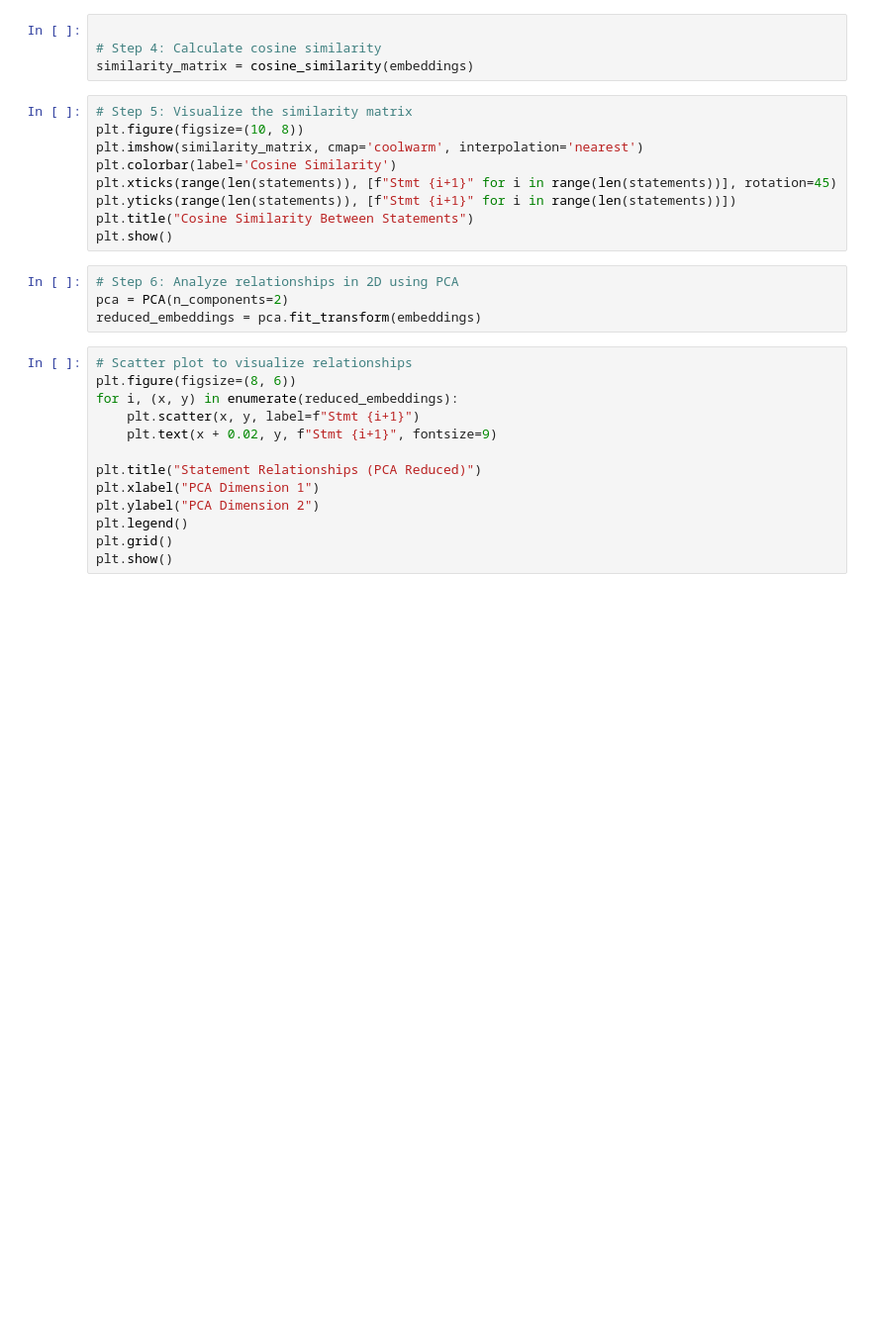
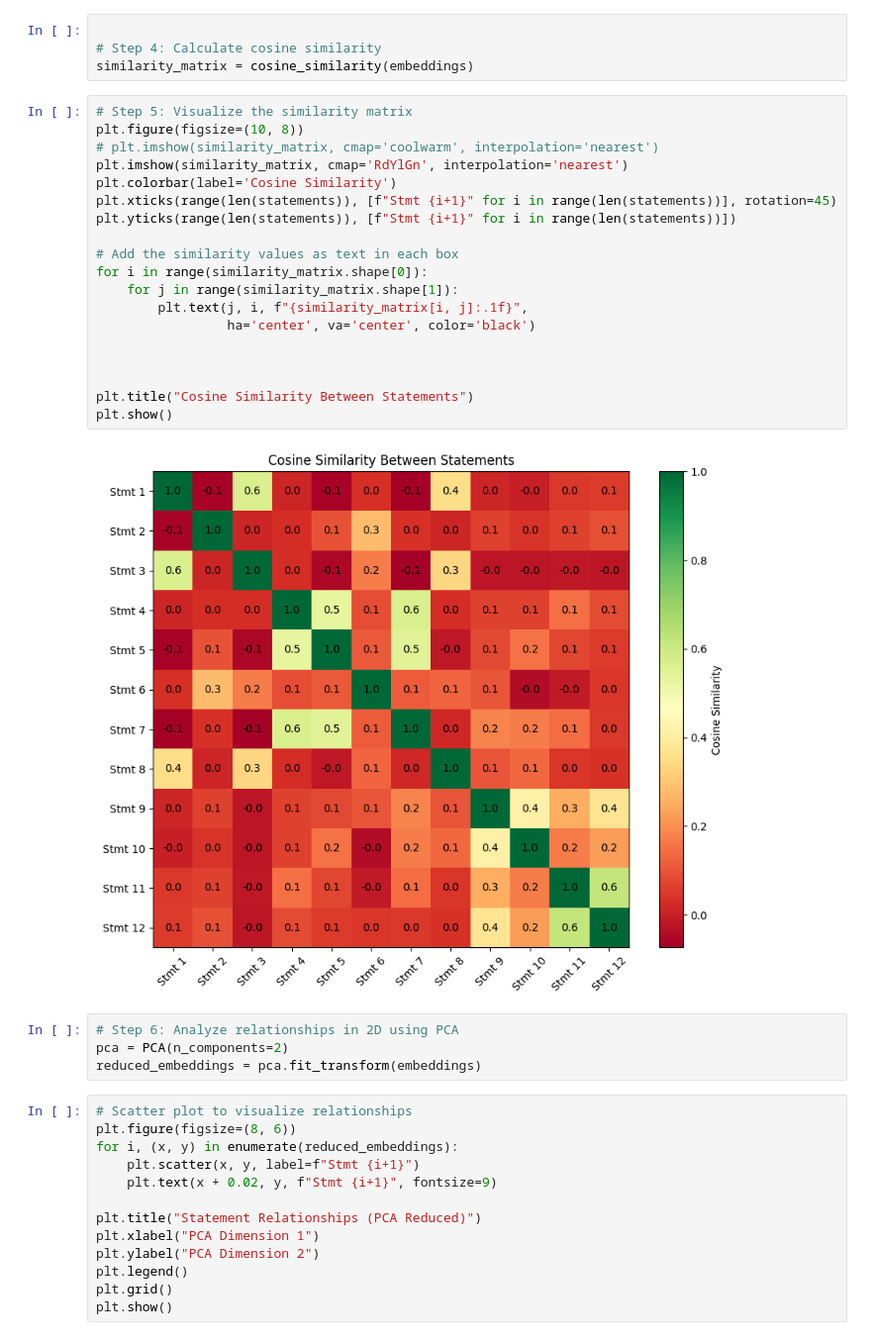
Before and after one commit to tanviredu/Mastering-LangChain, a Jupyter notebook: 3-Integration/3-Embeddings/Embeddings_Playground.ipynb, the cells around one changed output. Shown: that part at 99% size. Saved outputs shown, nothing was run; the diff lists cells and outputs as text; blank space fills up the shorter version.

```diff
--- a/3-Integration/3-Embeddings/Embeddings_Playground.ipynb
+++ b/3-Integration/3-Embeddings/Embeddings_Playground.ipynb
@@ -45,12 +70,24 @@ similarity_matrix = cosine_similarity(embeddings)
 # %%
 # Step 5: Visualize the similarity matrix
 plt.figure(figsize=(10, 8))
-plt.imshow(similarity_matrix, cmap='coolwarm', interpolation='nearest')
+# plt.imshow(similarity_matrix, cmap='coolwarm', interpolation='nearest')
+plt.imshow(similarity_matrix, cmap='RdYlGn', interpolation='nearest')
 plt.colorbar(label='Cosine Similarity')
 plt.xticks(range(len(statements)), [f"Stmt {i+1}" for i in range(len(statements))], rotation=45)
 plt.yticks(range(len(statements)), [f"Stmt {i+1}" for i in range(len(statements))])
+
+# Add the similarity values as text in each box
+for i in range(similarity_matrix.shape[0]):
+    for j in range(similarity_matrix.shape[1]):
+        plt.text(j, i, f"{similarity_matrix[i, j]:.1f}",
+                 ha='center', va='center', color='black')
+
+
+
 plt.title("Cosine Similarity Between Statements")
 plt.show()
+# %% [output]
+[figure, added]
 # %%
 # Step 6: Analyze relationships in 2D using PCA
 pca = PCA(n_components=2)
```
Also changed, not shown: parts of 5 cells of this notebook, 5 other files.
